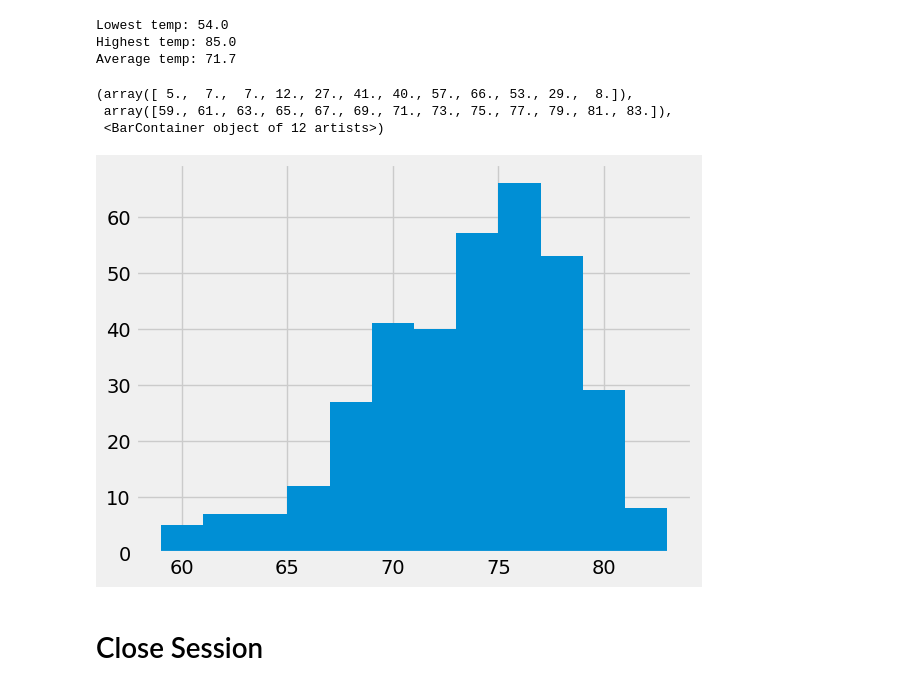
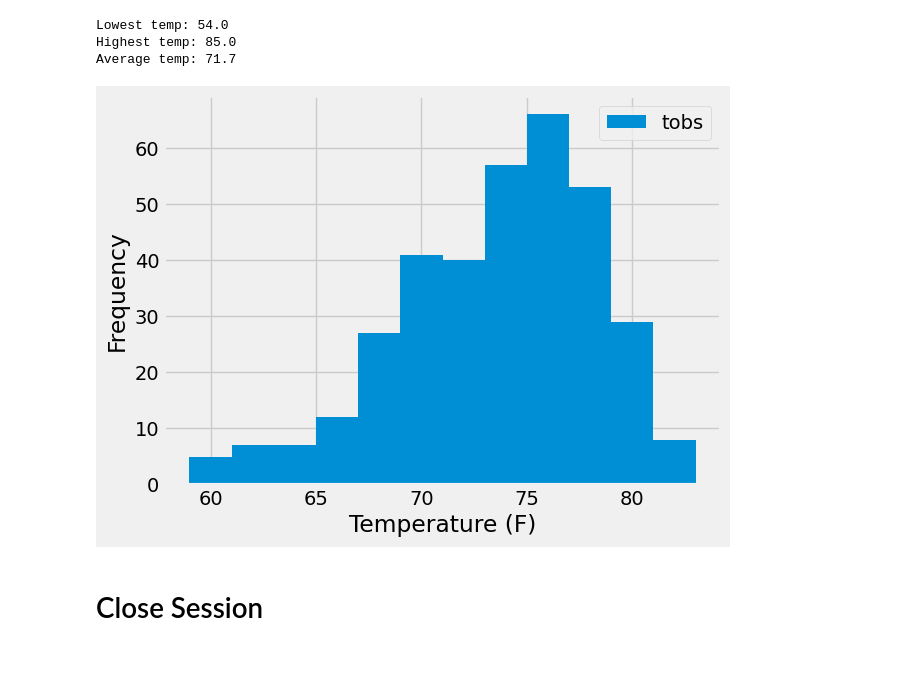
Before and after one commit to jy-l1997/sqlalchemy-challenge, a Jupyter notebook: Starter_Code/climate_starter.ipynb, the cells around one changed output. Drawn from its saved outputs; the diff is of its cells as text; code cells hidden in the pictures; blank space fills up the shorter version.

```diff
--- a/Starter_Code/climate_starter.ipynb
+++ b/Starter_Code/climate_starter.ipynb
@@ -163,19 +163,18 @@ Average temp: 71.7
 # %%
 # Using the most active station id
 # Query the last 12 months of temperature observation data for this station and plot the results as a histogram
 active_temp_year = session.query(Measurement.tobs).filter((Measurement.station == active_stations[0][0]) & (Measurement.date >= one_year_prev)).all()
 active_temp_year_df = pd.DataFrame(active_temp_year, columns = ['Temp'])
 
 plt.hist(active_temp_year_df,bins = 12)
 
-plt.legend(labels = ['Temp (F)'])
+plt.legend(labels = ['tobs'])
 plt.ylabel('Frequency')
-plt.xlabel()
+plt.xlabel('Temperature (F)')
+
+plt.show()
 # %% [output]
-(array([ 5.,  7.,  7., 12., 27., 41., 40., 57., 66., 53., 29.,  8.]),
- array([59., 61., 63., 65., 67., 69., 71., 73., 75., 77., 79., 81., 83.]),
- <BarContainer object of 12 artists>)
-[figure, old version]
+[figure, new version]
 # %% [markdown]
 # Close Session
 # %%
```
Also changed, not shown: parts of 1 cell of this notebook, 2 other files.
